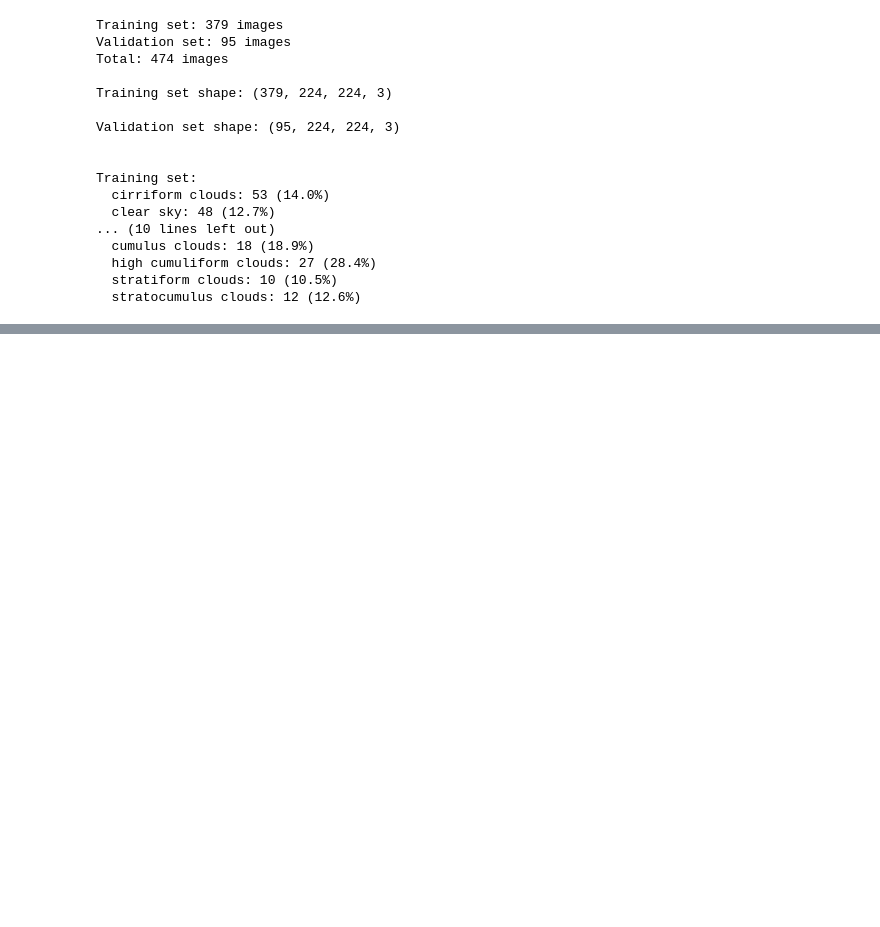
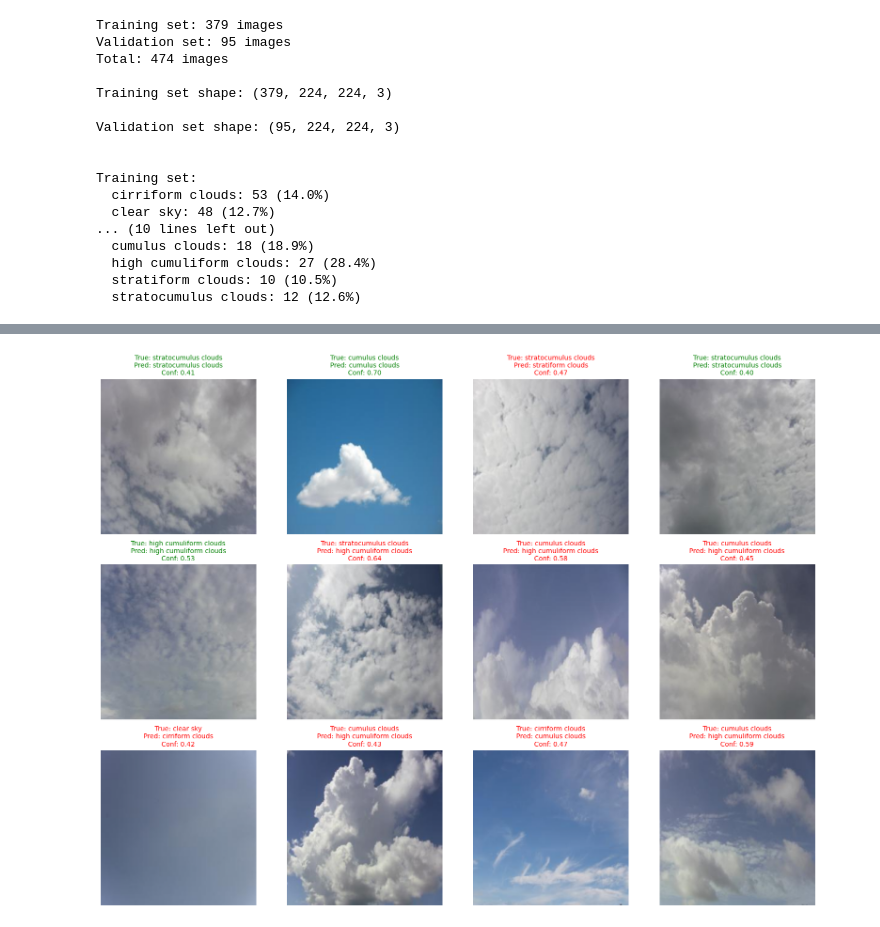
Before and after one commit to rtdtran/ai-cloud-identification, a Jupyter notebook: ai_cloud.ipynb, the cells around one changed output, grey strips where cells are left out. Cells and saved outputs as stored; diff of their text form; code cells hidden in the pictures; blank space fills up the shorter version.

```diff
--- a/ai_cloud.ipynb
+++ b/ai_cloud.ipynb
@@ -221,0 +400,27 @@ print(f"Test accuracy: {test_acc:.2f}")
+# %%
+# Visualize some test predictions
+fig, axes = plt.subplots(3, 4, figsize=(16, 12))
+axes = axes.ravel()
+
+# Select random test samples
+np.random.seed(42)
+sample_indices = np.random.choice(len(test_images_array), 12, replace=False)
+
+for idx, sample_idx in enumerate(sample_indices):
+    img = test_images_array[sample_idx]
+    true_label = test_labels_array[sample_idx]
+    pred_label = test_predicted_classes[sample_idx]
+    confidence = test_predictions[sample_idx][pred_label]
+
+    axes[idx].imshow(img)
+    axes[idx].axis('off')
+
+    # Color: green if correct, red if wrong
+    color = 'green' if true_label == pred_label else 'red'
+    title = f"True: {class_names[true_label]}\nPred: {class_names[pred_label]}\nConf: {confidence:.2f}"
+    axes[idx].set_title(title, color=color, fontsize=10)
+
+plt.tight_layout()
+plt.show()
+# %% [output]
+[figure, added]
```
Also changed, not shown: parts of 8 cells of this notebook, 1 other file.
